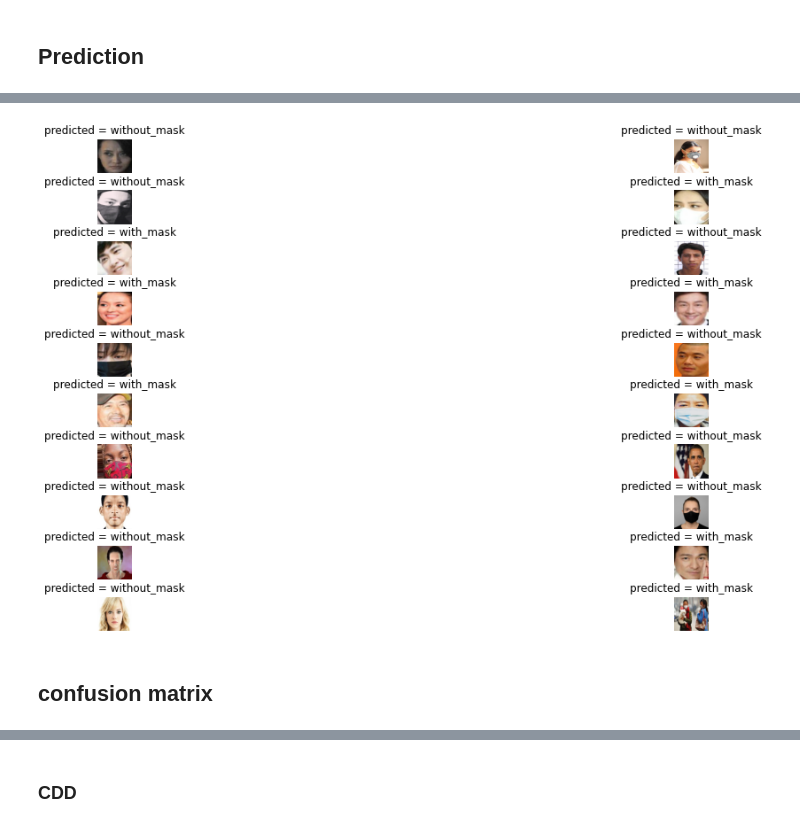
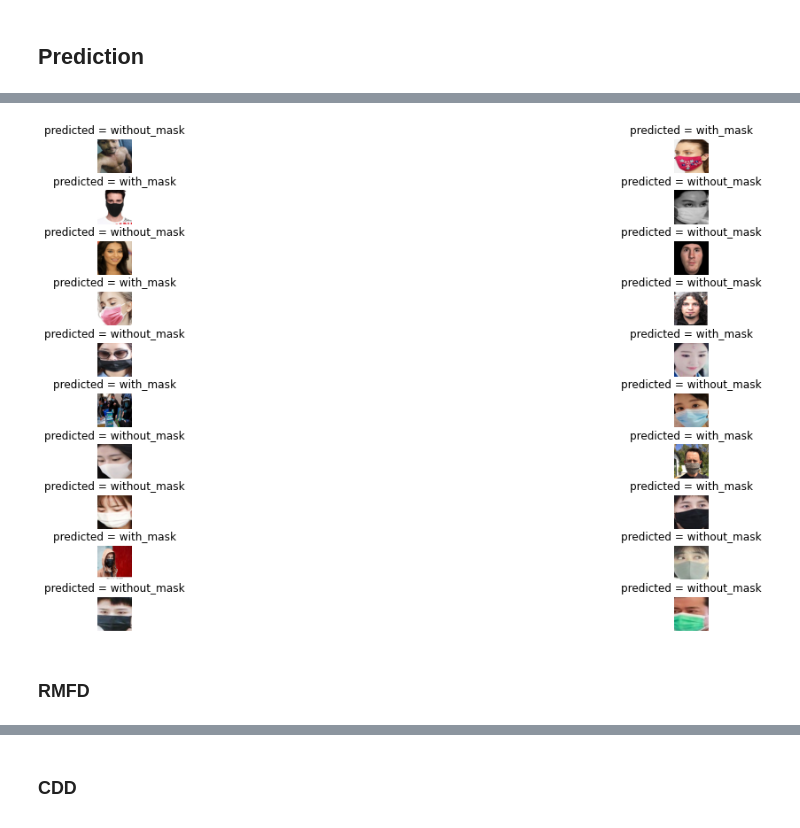
Before and after one commit to ZahraDehghani99/FacemaskWearingAlertSystem, a Jupyter notebook: FaceMaskClassifier.ipynb, the cells around one changed output, grey strips where cells are left out. Drawn from its saved outputs; the diff is of its cells as text; code cells hidden in the pictures.

```diff
--- a/FaceMaskClassifier.ipynb
+++ b/FaceMaskClassifier.ipynb
@@ -495,25 +490,25 @@ classID = ['with_mask', 'without_mask']
 from tensorflow import keras
 model = keras.models.load_model('/content/....model1_hist.h5')#
 # %%
-# امتحان کردن مدل
 num = 20
+idx = random.sample(range(X_test_cdd.shape[0]), 20)
 test_list = []
-for i in range(num):
+for i in idx:
   test_list.append(X_test_cdd[i])
 test_list = np.array(test_list)
 
-# این دو خط بعدی نتیجه پیش بینی شده روی دادههای تست را نشان می دهدو چون تابع فعالیت آرگ مکس است عنصری که بیشترین احتمال را دارد به عنوان برچسب برای عکس استفاده می شود
 predict_test = model.predict(test_list)
 predict_test_id = predict_test.argmax(axis=1)
 
 f = plt.figure(figsize=(20, 16))
 for i in range(num):
     plt.subplot(num, 2, i+1)
     plt.imshow(test_list[i])
     plt.title(f'predicted = {classID[predict_test_id[i]]}')
     plt.axis('off')
+    plt.rcParams["figure.figsize"] = (30,3)
     plt.subplots_adjust(top = 0.99, bottom=0.01, hspace=0.5, wspace=0.4)
 # %% [output]
-[figure, old version]
+[figure, new version]
-# %% [markdown]
-## confusion matrix
+# %% [markdown]
+### RMFD
```
Also changed, not shown: parts of 27 cells of this notebook.
